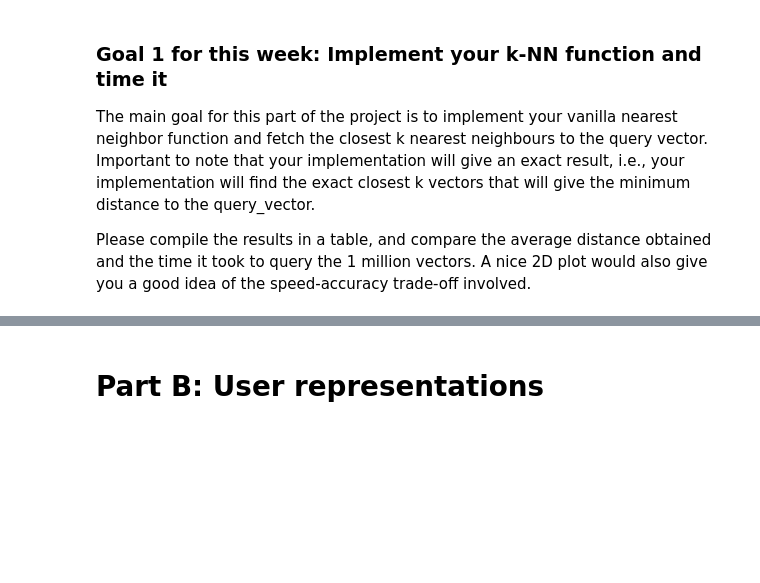
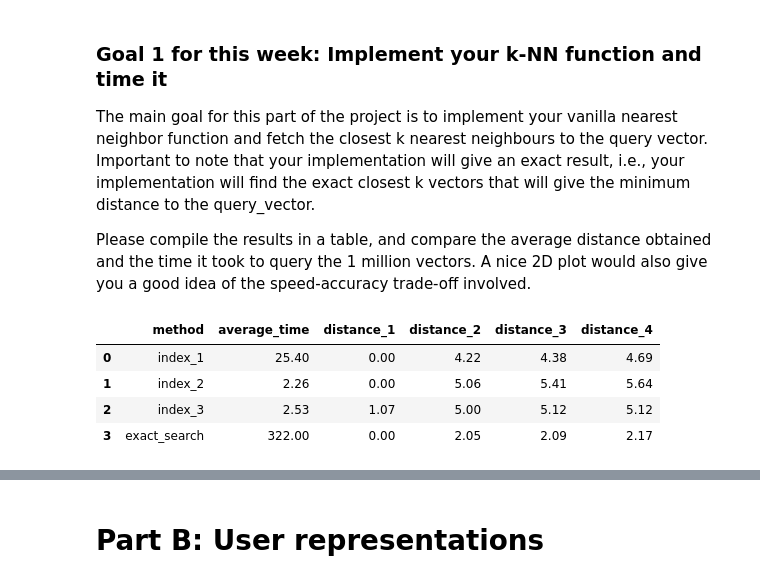
Before and after one commit to mibarguen/recommendations-at-scale, a Jupyter notebook: notebooks/week3_ann_user_representations.ipynb, the cells around one changed output, grey strips where cells are left out. Drawn from its saved outputs; the diff is of its cells as text; code cells hidden in the pictures; blank space fills up the shorter version.

```diff
--- a/notebooks/week3_ann_user_representations.ipynb
+++ b/notebooks/week3_ann_user_representations.ipynb
@@ -172,3 +190,17 @@ Running all these, we observe that the product quantization based index is an or
 The main goal for this part of the project is to implement your vanilla nearest neighbor function and fetch the closest k nearest neighbours to the query vector. Important to note that your implementation will give an exact result, i.e., your implementation will find the exact closest k vectors that will give the minimum distance to the query_vector.
 
 Please compile the results in a table, and compare the average distance obtained and the time it took to query the 1 million vectors. A nice 2D plot would also give you a good idea of the speed-accuracy trade-off involved.
+# %%
+index_1 = {'method': 'index_1','average_time': 25.4, 'distance_1': 0, 'distance_2': 4.22, 'distance_3': 4.38, 'distance_4': 4.69}
+index_2 = {'method': 'index_2', 'average_time': 2.26, 'distance_1': 0, 'distance_2': 5.06, 'distance_3': 5.41, 'distance_4': 5.64}
+index_3 = {'method': 'index_3', 'average_time': 2.53, 'distance_1': 1.07, 'distance_2': 5, 'distance_3': 5.12, 'distance_4': 5.12}
+exact_search = {'method': 'exact_search', 'average_time': 322, 'distance_1': 0, 'distance_2': 2.05, 'distance_3': 2.09, 'distance_4': 2.17}
+
+k_nearest_comparison_df = pd.DataFrame.from_dict([index_1, index_2, index_3, exact_search],)
+k_nearest_comparison_df
+# %% [output]
+|  | method | average_time | distance_1 | distance_2 | distance_3 | distance_4 |
+| 0 | index_1 | 25.40 | 0.00 | 4.22 | 4.38 | 4.69 |
+| 1 | index_2 | 2.26 | 0.00 | 5.06 | 5.41 | 5.64 |
+| 2 | index_3 | 2.53 | 1.07 | 5.00 | 5.12 | 5.12 |
+| 3 | exact_search | 322.00 | 0.00 | 2.05 | 2.09 | 2.17 |
```
Also changed, not shown: parts of 22 cells of this notebook.
